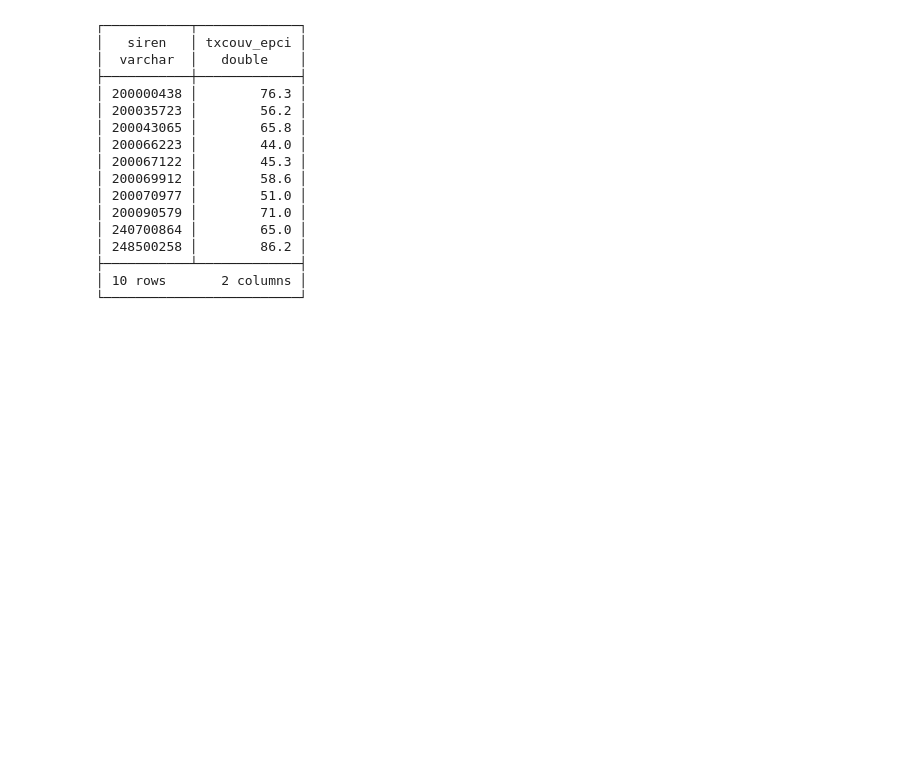
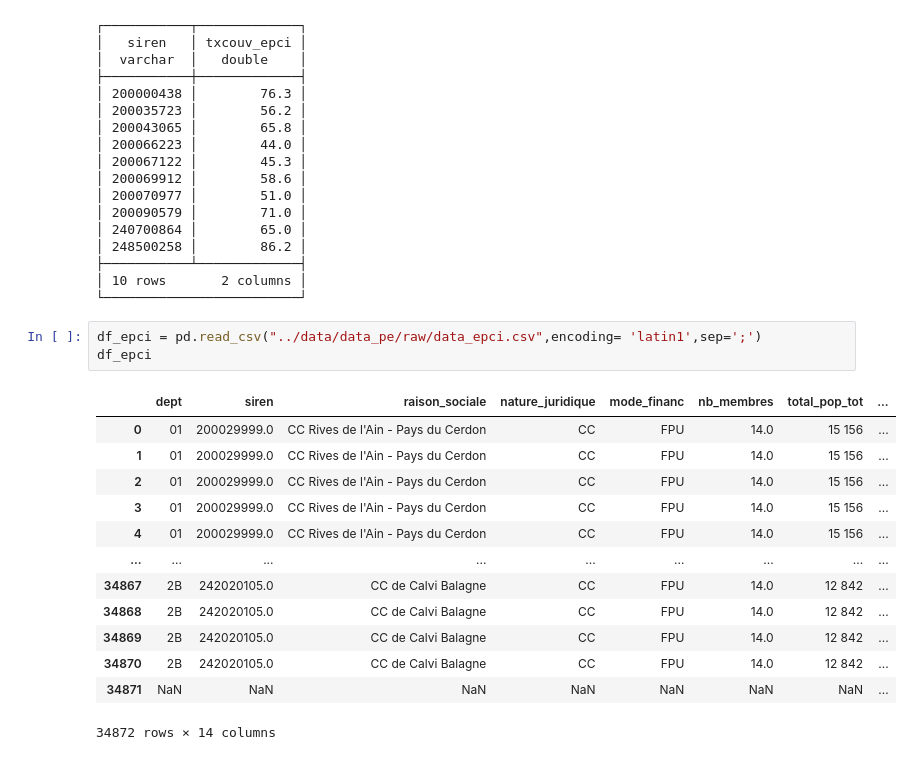
Before and after one commit to Guillaume-BR/diag360, a Jupyter notebook: notebook/petite_enfance.ipynb, the cells around one changed output. Drawn from its saved outputs; the diff is of its cells as text; blank space fills up the shorter version.

```diff
--- a/notebook/petite_enfance.ipynb
+++ b/notebook/petite_enfance.ipynb
@@ -52,3 +52,20 @@ df_pe_final
 ├───────────┴─────────────┤
 │ 10 rows       2 columns │
 └─────────────────────────┘
+# %%
+df_epci = pd.read_csv("../data/data_pe/raw/data_epci.csv",encoding= 'latin1',sep=';')
+df_epci
+# %% [output]
+|  | dept | siren | raison_sociale | nature_juridique | mode_financ | nb_membres | total_pop_tot | ... |
+| 0 | 01 | 200029999.0 | CC Rives de l'Ain - Pays du Cerdon | CC | FPU | 14.0 | 15 156 | ... |
+| 1 | 01 | 200029999.0 | CC Rives de l'Ain - Pays du Cerdon | CC | FPU | 14.0 | 15 156 | ... |
+| 2 | 01 | 200029999.0 | CC Rives de l'Ain - Pays du Cerdon | CC | FPU | 14.0 | 15 156 | ... |
+| 3 | 01 | 200029999.0 | CC Rives de l'Ain - Pays du Cerdon | CC | FPU | 14.0 | 15 156 | ... |
+| 4 | 01 | 200029999.0 | CC Rives de l'Ain - Pays du Cerdon | CC | FPU | 14.0 | 15 156 | ... |
+| ... | ... | ... | ... | ... | ... | ... | ... | ... |
+| 34867 | 2B | 242020105.0 | CC de Calvi Balagne | CC | FPU | 14.0 | 12 842 | ... |
+| 34868 | 2B | 242020105.0 | CC de Calvi Balagne | CC | FPU | 14.0 | 12 842 | ... |
+| 34869 | 2B | 242020105.0 | CC de Calvi Balagne | CC | FPU | 14.0 | 12 842 | ... |
+| 34870 | 2B | 242020105.0 | CC de Calvi Balagne | CC | FPU | 14.0 | 12 842 | ... |
+| 34871 | NaN | NaN | NaN | NaN | NaN | NaN | NaN | ... |
+34872 rows × 14 columns
```
Also changed, not shown: parts of 2 cells of this notebook, 17 other files.
